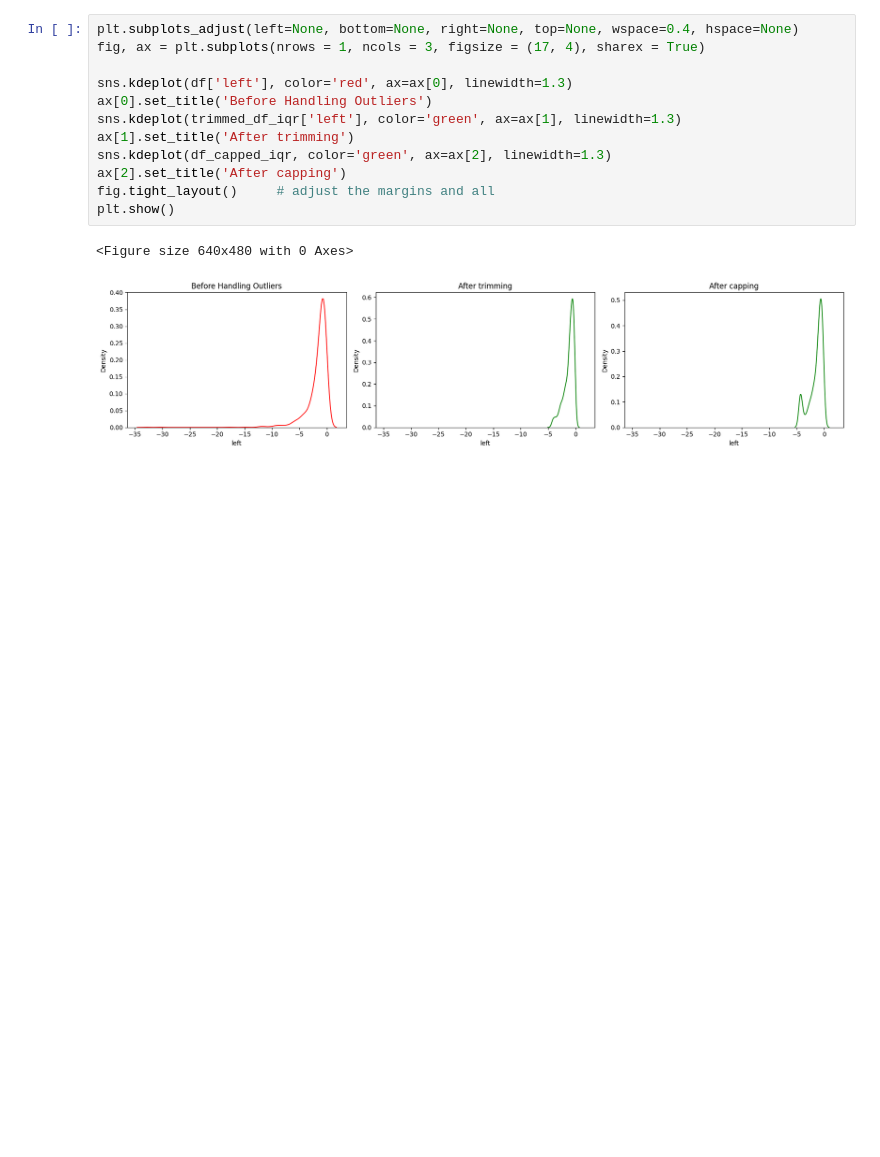
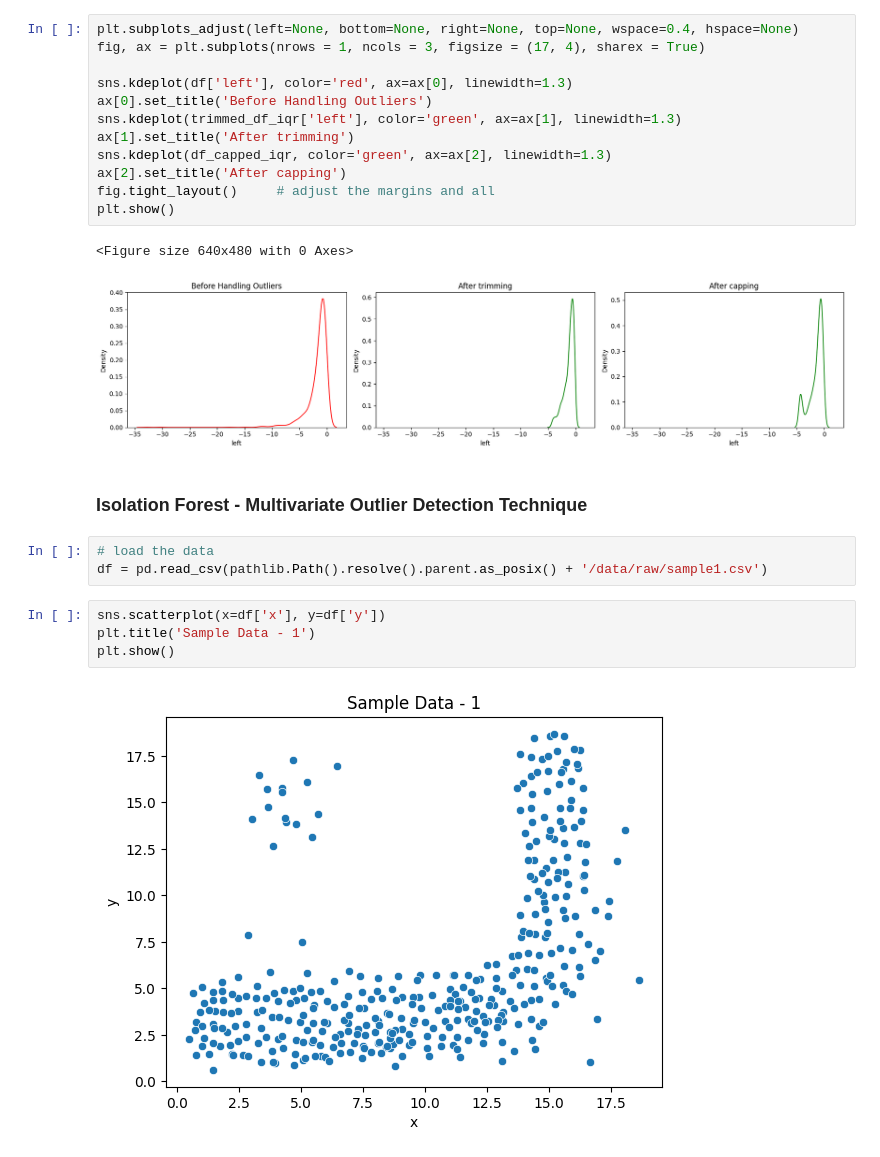
Before and after one commit to ronylpatil/data-preprocessing, a Jupyter notebook: notebooks/outliers_handling.ipynb, the cells around one changed output. Saved outputs shown, nothing was run; the diff lists cells and outputs as text; blank space fills up the shorter version.

Commit message:
implement isolation forest

```diff
--- a/notebooks/outliers_handling.ipynb
+++ b/notebooks/outliers_handling.ipynb
@@ -282,3 +282,14 @@ plt.show()
 # %% [output]
 <Figure size 640x480 with 0 Axes>
 [figure]
+# %% [markdown]
+### Isolation Forest - Multivariate Outlier Detection Technique
+# %%
+# load the data
+df = pd.read_csv(pathlib.Path().resolve().parent.as_posix() + '/data/raw/sample1.csv')
+# %%
+sns.scatterplot(x=df['x'], y=df['y'])
+plt.title('Sample Data - 1')
+plt.show()
+# %% [output]
+[figure, added]
```
Also changed, not shown: parts of 16 cells of this notebook.
